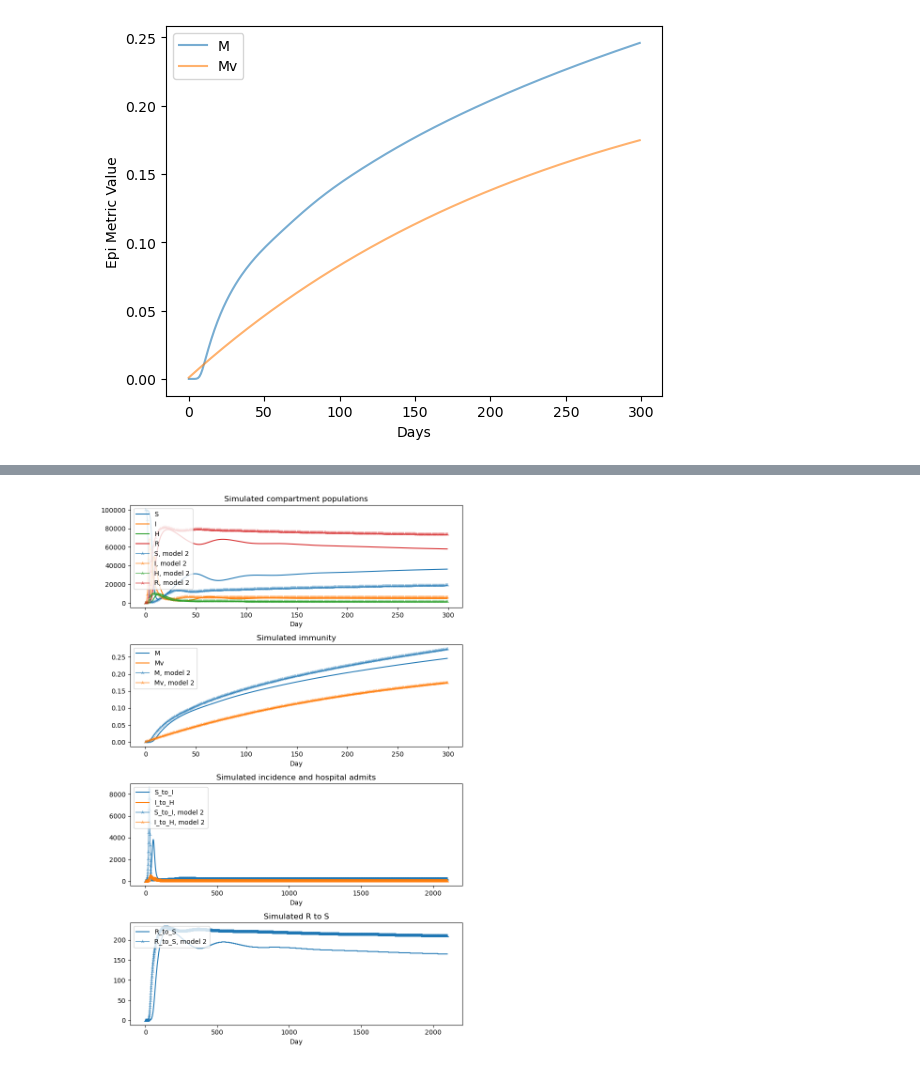
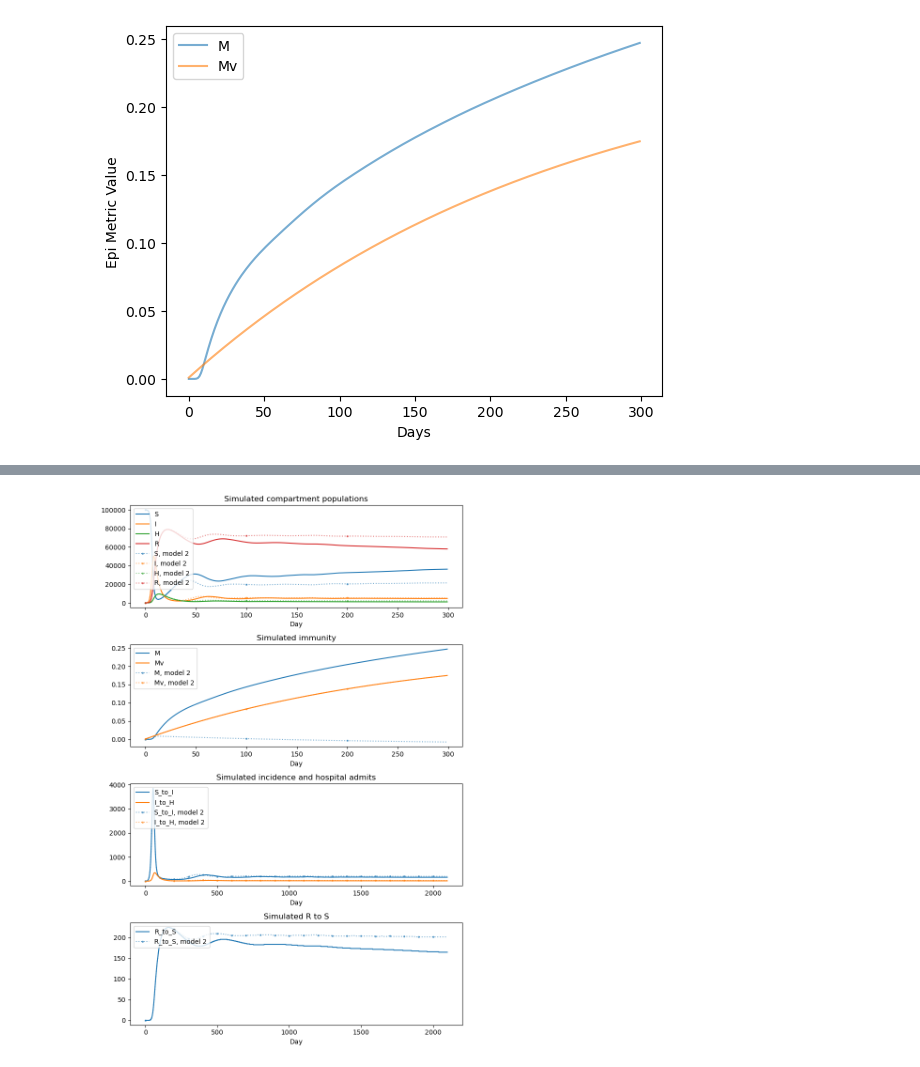
Before and after one commit to LP-relaxation/CLT_BaseModel, a Jupyter notebook: toy_immunity_model/toy_immunity_demo.ipynb, the cells around one changed output, grey strips where cells are left out. Cells and saved outputs as stored; diff of their text form; code cells hidden in the pictures.

Commit message:
Added nonlinear saturation option to toy model and incorporated Remy's humidity into toy model.

```diff
--- a/toy_immunity_model/toy_immunity_demo.ipynb
+++ b/toy_immunity_model/toy_immunity_demo.ipynb
@@ -33,3 +64,30 @@ where
+# %%
+###########################################################
+################# READ INPUT FILES ########################
+###########################################################
+
+# Obtain path to folder with JSON input files
+base_path = Path().parent / "toy_immunity_input_files"
+
+# Get filepaths for initial values of compartments and epi metrics, fixed parameters,
+#   configuration, and travel proportions
+compartments_epi_metrics_init_vals_filepath = base_path / "compartments_epi_metrics_init_vals.json"
+params_filepath = base_path / "params.json"
+config_filepath = base_path / "config.json"
+
+# Read in files as dictionaries and dataframes
+# Note that we can also create these dictionaries directly
+#   rather than reading from a predefined input data file
+compartments_epi_metrics_dict = \
+    clt.load_json_new_dict(compartments_epi_metrics_init_vals_filepath)
+params_dict = clt.load_json_new_dict(params_filepath)
+config_dict = clt.load_json_new_dict(config_filepath)
+
+humidity_filepath = base_path / "humidity_austin_2023_2024.csv"
+
+# Create two independent bit generators
+bit_generator = np.random.MT19937(88888)
+jumped_bit_generator = bit_generator.jumped(1)
 # %%
 # Parameter variable names and default values
 
@@ -151,7 +159,7 @@ toy_immunity_plotting.make_graph_set(model)
 # %%
-toy_immunity_plotting.make_comparison_graph_set(model, model2)
+toy_immunity_plotting.make_comparison_graph_set(model, linear_saturation_model)
 # %% [output]
-[figure, old version]
+[figure, new version]
 # %%
 toy_immunity_plotting.changing_param_val_graph(model, "param", "beta", [0.5, 1, 1.5, 2])
 # %% [output]
```
Also changed, not shown: parts of 8 cells of this notebook, 3 other files.
